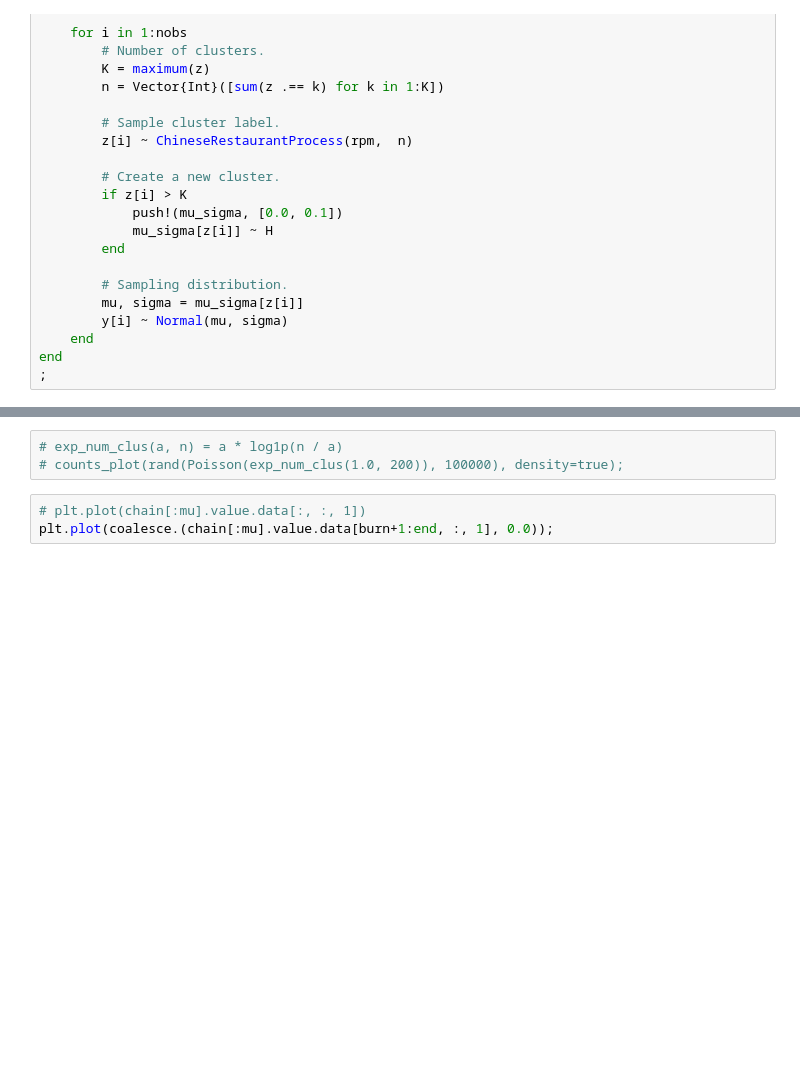
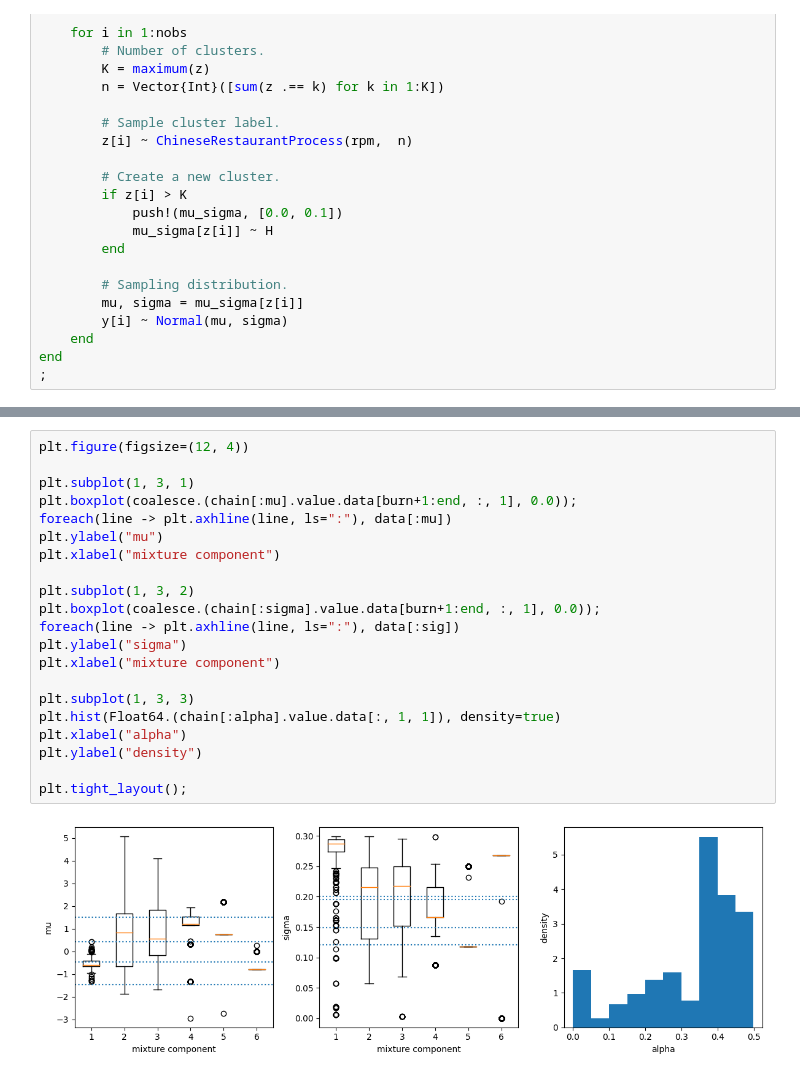
Before and after one commit to luiarthur/TuringBnpBenchmarks, a Jupyter notebook: src/dp-gmm/notebooks/dp_crp_gmm_turing.ipynb, the cells around one changed output, grey strips where cells are left out. Drawn from its saved outputs; the diff is of its cells as text; blank space fills up the shorter version.

```diff
--- a/src/dp-gmm/notebooks/dp_crp_gmm_turing.ipynb
+++ b/src/dp-gmm/notebooks/dp_crp_gmm_turing.ipynb
@@ -179,6 +226,23 @@ counts_plot(z[1000, :]);
-# %%
-# exp_num_clus(a, n) = a * log1p(n / a)
-# counts_plot(rand(Poisson(exp_num_clus(1.0, 200)), 100000), density=true);
-# %%
-# plt.plot(chain[:mu].value.data[:, :, 1])
-plt.plot(coalesce.(chain[:mu].value.data[burn+1:end, :, 1], 0.0));
+# %%
+plt.figure(figsize=(12, 4))
+
+plt.subplot(1, 3, 1)
+plt.boxplot(coalesce.(chain[:mu].value.data[burn+1:end, :, 1], 0.0));
+foreach(line -> plt.axhline(line, ls=":"), data[:mu])
+plt.ylabel("mu")
+plt.xlabel("mixture component")
+
+plt.subplot(1, 3, 2)
+plt.boxplot(coalesce.(chain[:sigma].value.data[burn+1:end, :, 1], 0.0));
+foreach(line -> plt.axhline(line, ls=":"), data[:sig])
+plt.ylabel("sigma")
+plt.xlabel("mixture component")
+
+plt.subplot(1, 3, 3)
+plt.hist(Float64.(chain[:alpha].value.data[:, 1, 1]), density=true)
+plt.xlabel("alpha")
+plt.ylabel("density")
+
+plt.tight_layout();
+# %% [output]
+[figure, added]
```
Also changed, not shown: parts of 9 cells of this notebook.
